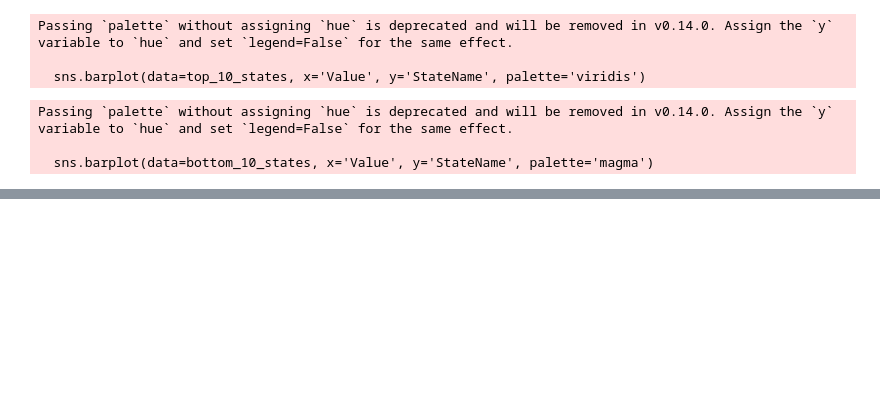
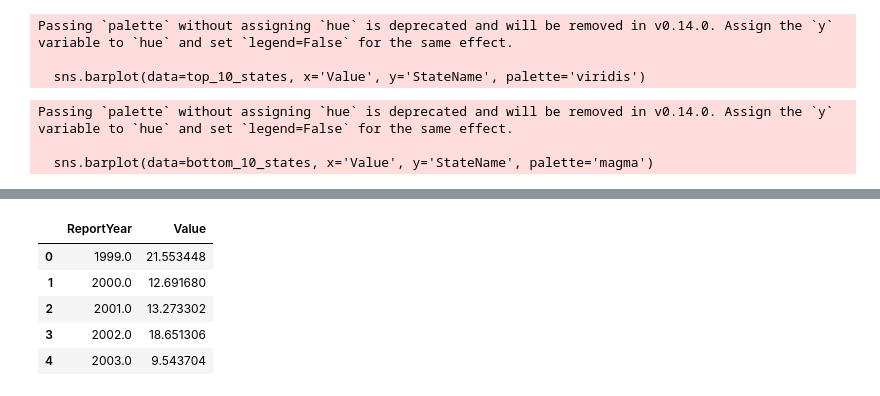
Before and after one commit to sidhanth123/Air-Quality-Measures, a Jupyter notebook: Air_Quality_Measures.ipynb, the cells around one changed output, grey strips where cells are left out. Cells and saved outputs as stored; diff of their text form; code cells hidden in the pictures; blank space fills up the shorter version.

```diff
--- a/Air_Quality_Measures.ipynb
+++ b/Air_Quality_Measures.ipynb
@@ -109,0 +174,10 @@ Passing `palette` without assigning `hue` is deprecated and will be removed in v
+# %%
+yearly_avg_measure_value = df_filtered_measure.groupby('ReportYear')['Value'].mean().reset_index()
+display(yearly_avg_measure_value.head())
+# %% [output]
+|  | ReportYear | Value |
+| 0 | 1999.0 | 21.553448 |
+| 1 | 2000.0 | 12.691680 |
+| 2 | 2001.0 | 13.273302 |
+| 3 | 2002.0 | 18.651306 |
+| 4 | 2003.0 | 9.543704 |
```
Also changed, not shown: parts of 14 cells of this notebook.
